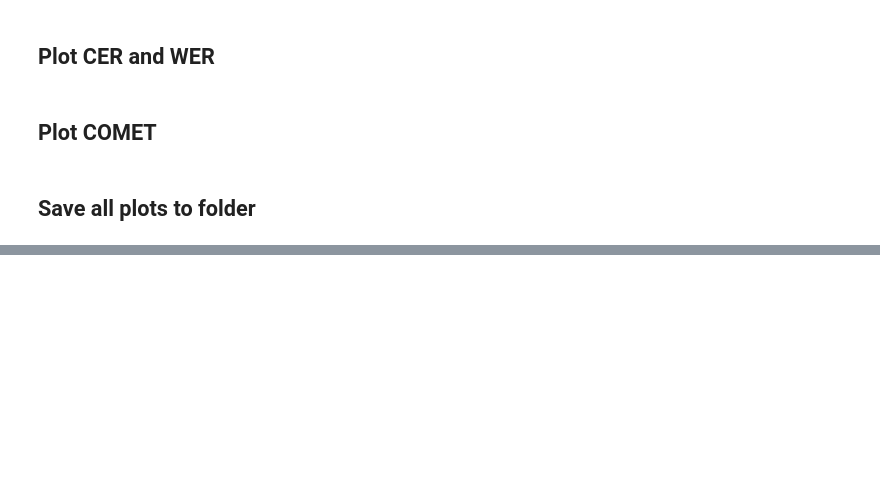
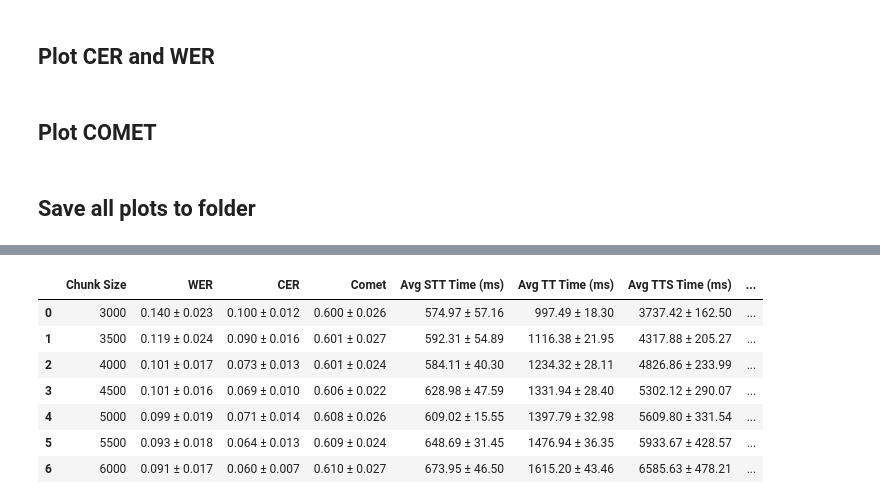
Before and after one commit to claralb2002/AI-Based-Video-dubbing, a Jupyter notebook: processing_results.ipynb, the cells around one changed output, grey strips where cells are left out. Drawn from its saved outputs; the diff is of its cells as text; code cells hidden in the pictures; blank space fills up the shorter version.

```diff
--- a/processing_results.ipynb
+++ b/processing_results.ipynb
@@ -451,0 +535,11 @@ restore_show()
+# %%
+compute_statistics("results/results_en.csv")
+# %% [output]
+|  | Chunk Size | WER | CER | Comet | Avg STT Time (ms) | Avg TT Time (ms) | Avg TTS Time (ms) | ... |
+| 0 | 3000 | 0.140 ± 0.023 | 0.100 ± 0.012 | 0.600 ± 0.026 | 574.97 ± 57.16 | 997.49 ± 18.30 | 3737.42 ± 162.50 | ... |
+| 1 | 3500 | 0.119 ± 0.024 | 0.090 ± 0.016 | 0.601 ± 0.027 | 592.31 ± 54.89 | 1116.38 ± 21.95 | 4317.88 ± 205.27 | ... |
+| 2 | 4000 | 0.101 ± 0.017 | 0.073 ± 0.013 | 0.601 ± 0.024 | 584.11 ± 40.30 | 1234.32 ± 28.11 | 4826.86 ± 233.99 | ... |
+| 3 | 4500 | 0.101 ± 0.016 | 0.069 ± 0.010 | 0.606 ± 0.022 | 628.98 ± 47.59 | 1331.94 ± 28.40 | 5302.12 ± 290.07 | ... |
+| 4 | 5000 | 0.099 ± 0.019 | 0.071 ± 0.014 | 0.608 ± 0.026 | 609.02 ± 15.55 | 1397.79 ± 32.98 | 5609.80 ± 331.54 | ... |
+| 5 | 5500 | 0.093 ± 0.018 | 0.064 ± 0.013 | 0.609 ± 0.024 | 648.69 ± 31.45 | 1476.94 ± 36.35 | 5933.67 ± 428.57 | ... |
+| 6 | 6000 | 0.091 ± 0.017 | 0.060 ± 0.007 | 0.610 ± 0.027 | 673.95 ± 46.50 | 1615.20 ± 43.46 | 6585.63 ± 478.21 | ... |
```
Also changed, not shown: parts of 13 cells of this notebook.
